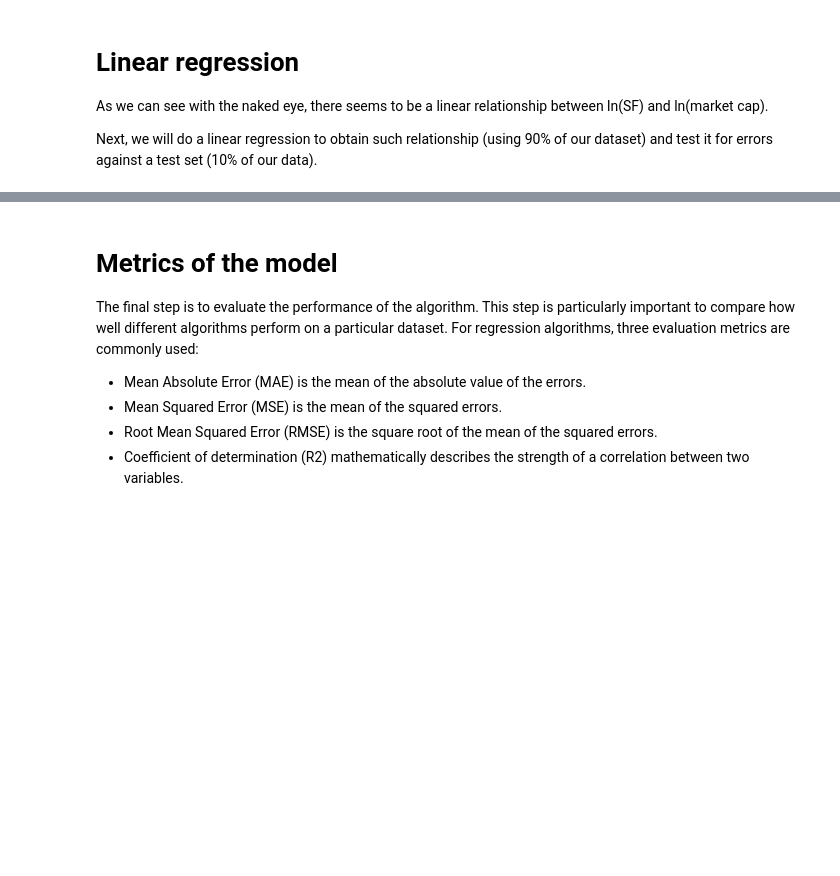
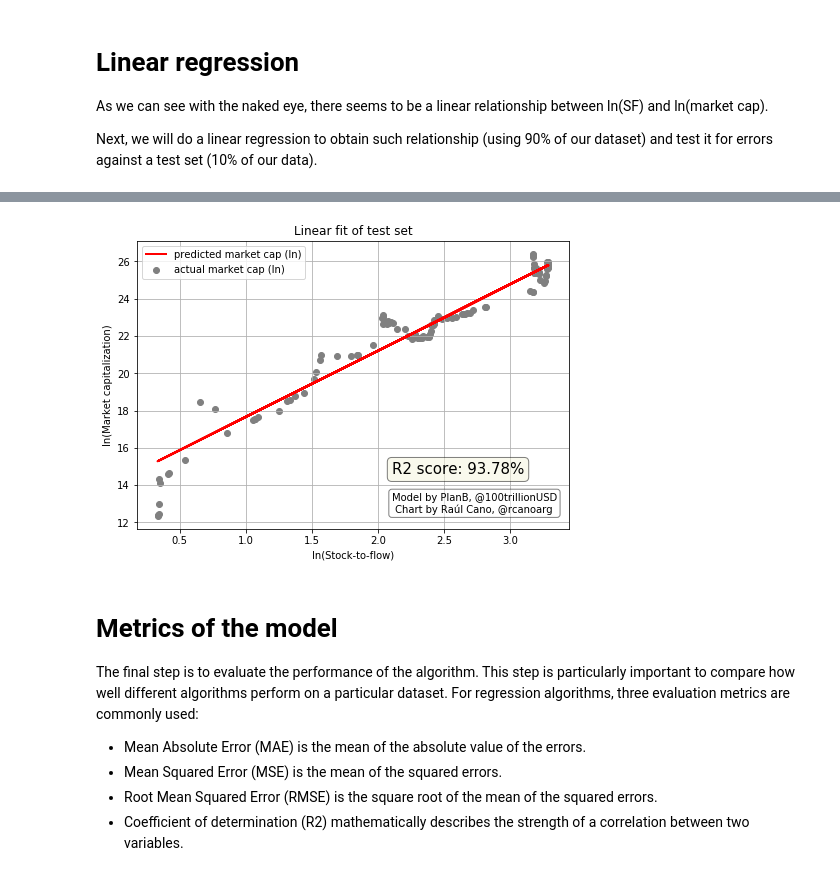
Before and after one commit to raulcano/bitcoin-analysis, a Jupyter notebook: btc-analysis.ipynb, the cells around one changed output, grey strips where cells are left out. Cells and saved outputs as stored; diff of their text form; code cells hidden in the pictures; blank space fills up the shorter version.

```diff
--- a/btc-analysis.ipynb
+++ b/btc-analysis.ipynb
@@ -233,30 +257,35 @@ df_linearR
 # %%
 fig = plt.figure()
 ax = fig.add_axes([0, 0, 1, 1]) # main axes
 ax.scatter(X_test, y_test, color='gray')
 ax.plot(X_test, y_pred, color='red', linewidth=2)
 
 ax.set_title('Linear fit of test set')
 ax.legend(('predicted market cap (ln)','actual market cap (ln)'),
     loc="upper left",
     ncol=1,
     fontsize=10)
 
 
 ax.set_xlabel('ln(Stock-to-flow)')
 ax.set_ylabel('ln(Market capitalization)')
 
 #Text box
 # these are matplotlib.patch.Patch properties
 textstr = 'R2 score: ' + str(round(metrics.r2_score(y_test, y_pred),4)*100) + '%'
-props = dict(boxstyle='round', facecolor='beige', alpha=0.5)
+box = dict(boxstyle='round', facecolor='beige', alpha=0.5)
 # place a text box
-ax.text(0.73, 0.05, textstr, transform=ax.transAxes, fontsize=12,
-    verticalalignment='bottom', bbox=props)
+ax.text(0.59, 0.18, textstr, transform=ax.transAxes, fontsize=15,
+    verticalalignment='bottom', bbox=box)
+# place the credits
+ax.text(0.59, 0.05, propstext, transform=ax.transAxes, fontsize=10,
+    verticalalignment='bottom', bbox=propsbox)
 
 
 plt.grid(True, which="both")
 plt.show()
+# %% [output]
+[figure, added]
 # %% [markdown]
 # Metrics of the model
 The final step is to evaluate the performance of the algorithm. This step is particularly important to compare how well different algorithms perform on a particular dataset. For regression algorithms, three evaluation metrics are commonly used:
```
Also changed, not shown: parts of 15 cells of this notebook, 10 other files.
